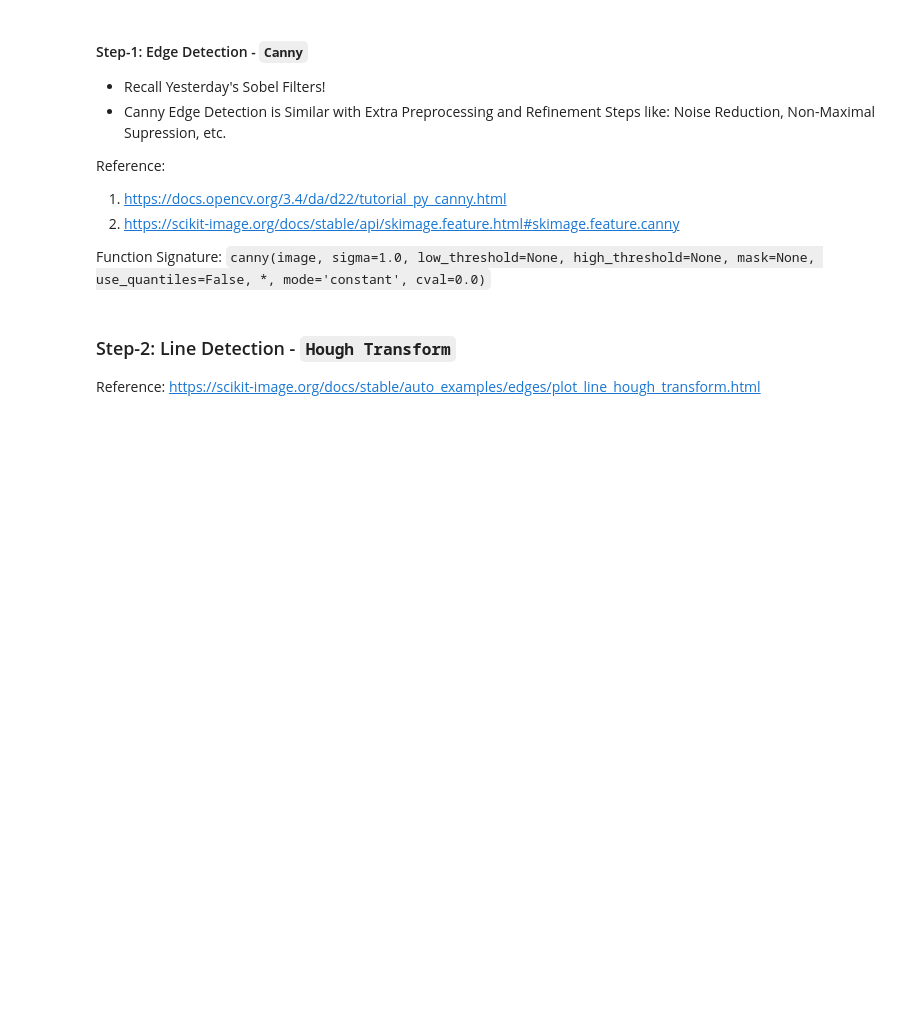
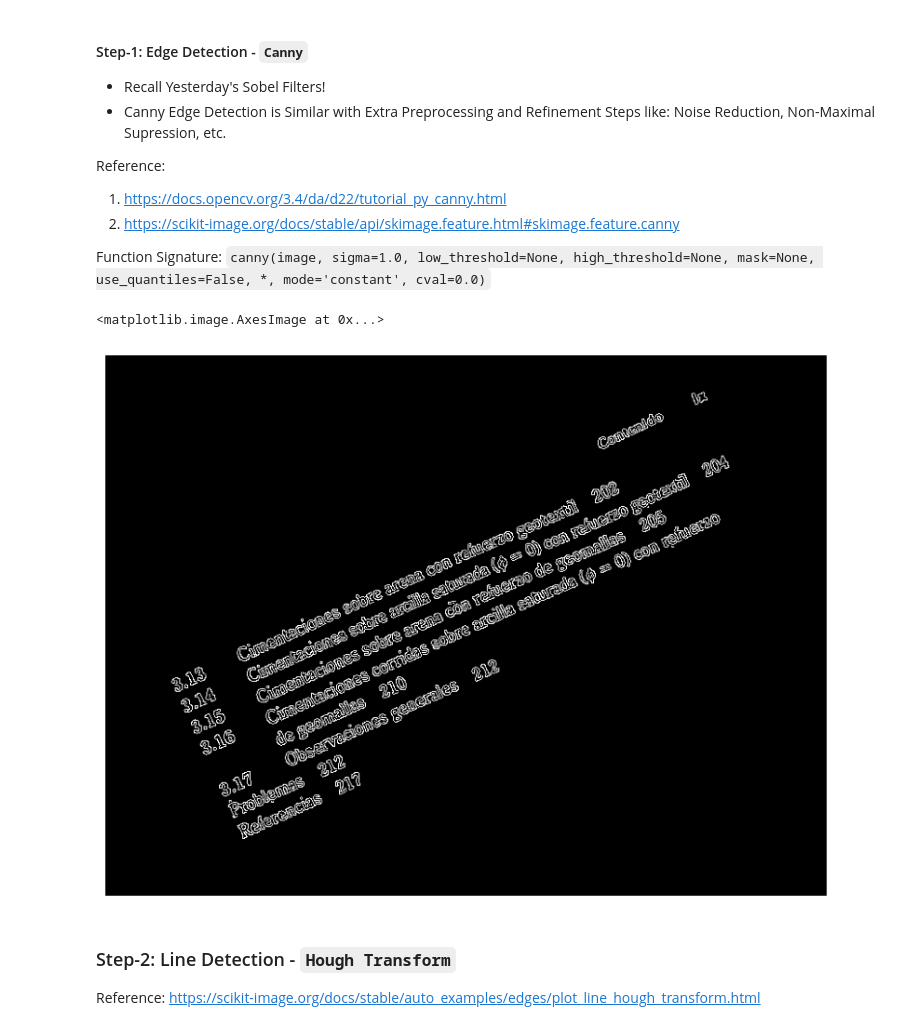
Before and after one commit to sarthak395/CVIT-Summer-Workshop, a Jupyter notebook: day2/session1/task1/Copy_of_CVIT_Orientation_Day_2_Task_1.ipynb, the cells around one changed output. Saved outputs shown, nothing was run; the diff lists cells and outputs as text; code cells hidden in the pictures; blank space fills up the shorter version.

```diff
--- a/day2/session1/task1/Copy_of_CVIT_Orientation_Day_2_Task_1.ipynb
+++ b/day2/session1/task1/Copy_of_CVIT_Orientation_Day_2_Task_1.ipynb
@@ -69,11 +92,14 @@ Reference:
 Function Signature: `canny(image, sigma=1.0, low_threshold=None, high_threshold=None, mask=None, use_quantiles=False, *, mode='constant', cval=0.0)`
 # %%
 # edge detection
-edges = canny(gray)
+edges = canny(gray , sigma = 0.5) # high sigma for larger blobs
 
 plt.figure(figsize=(10,8))
 plt.axis('off')
 plt.imshow(edges, cmap='gray')
+# %% [output]
+<matplotlib.image.AxesImage at 0x...>
+[figure, added]
 # %% [markdown]
 ### Step-2: Line Detection - `Hough Transform`
 
```
Also changed, not shown: parts of 13 cells of this notebook.
